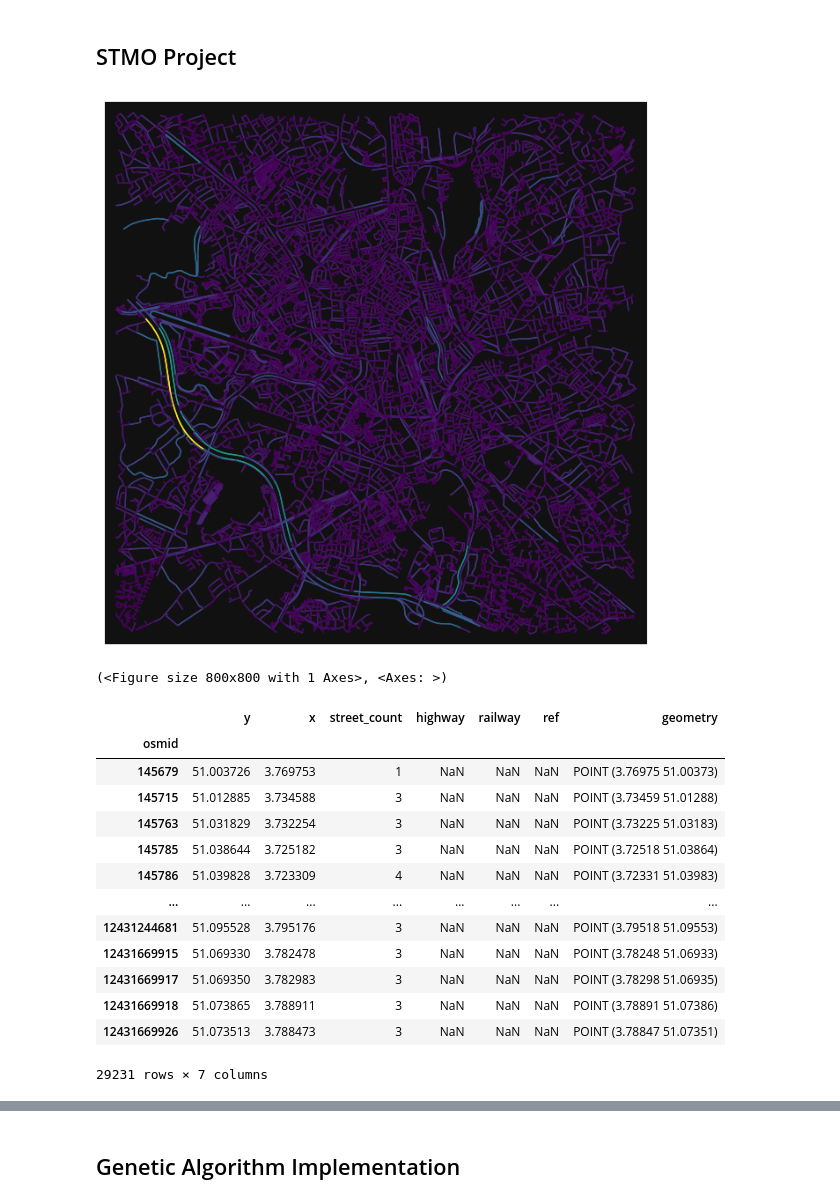
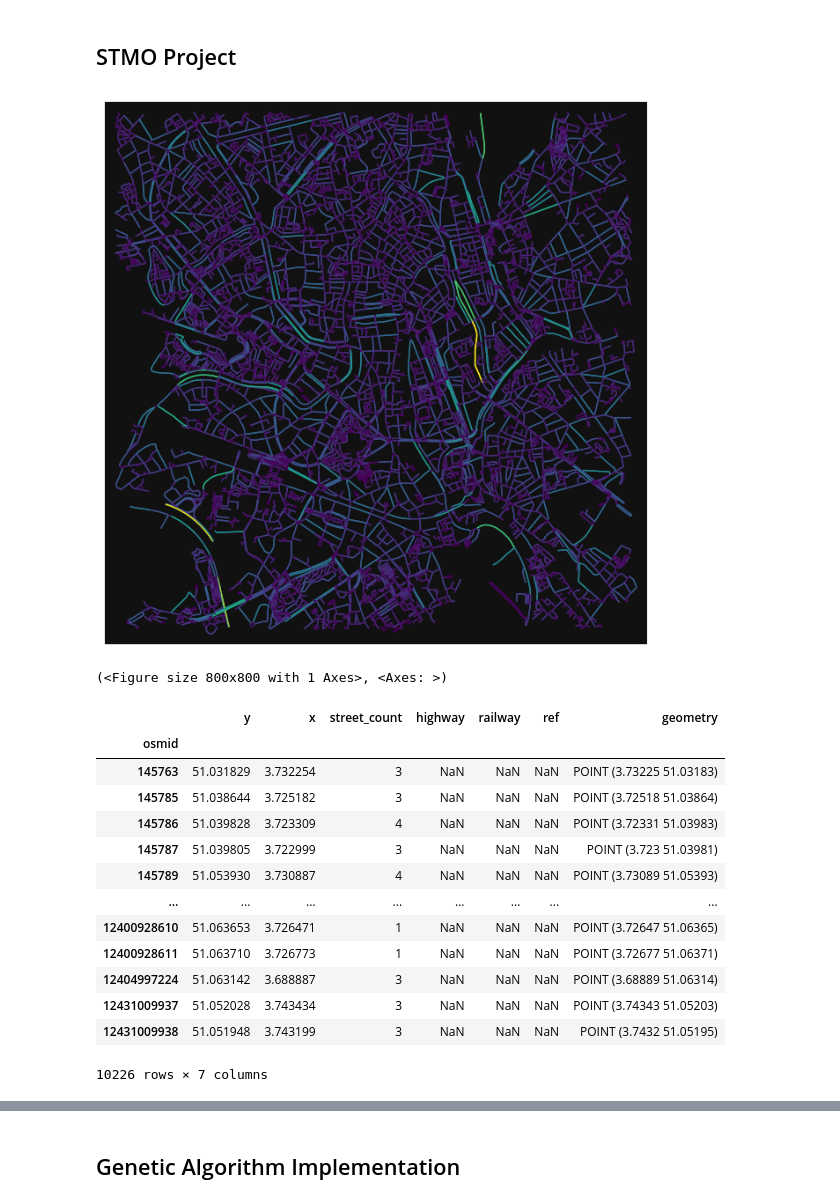
Before and after one commit to robbefonteyn/PathFindR-Ghent, a Jupyter notebook: running_route.ipynb, the cells around one changed output, grey strips where cells are left out. Saved outputs shown, nothing was run; the diff lists cells and outputs as text; code cells hidden in the pictures.

Commit message:
Cleanup, better visualization, added 10 random points in graph calculation

```diff
--- a/running_route.ipynb
+++ b/running_route.ipynb
@@ -11,23 +11,23 @@ from ipywidgets import interact, IntSlider
 # %%
 # Define the address as a starting point
 center = "Sint-kwintensberg 74, Ghent, Belgium"
 geolocator = Nominatim(user_agent="STMO_project")
 
 # Geocode the address to get its latitude and longitude
 center_point = ox.geocode(center)
 
 # Define the buffer distance (in meters) for the map area
-buffer_distance = 4000  # 6 km radius
+buffer_distance = 2500  # Meters radius from center point
 
 # Download the street network data within the buffer distance around the center point
 graph = ox.graph_from_point(center_point, dist=buffer_distance, network_type='walk')
 graph = ox.distance.add_edge_lengths(graph)
 
 # Plot the graph to verify
 ec = ox.plot.get_edge_colors_by_attr(graph, attr='length')
 ox.plot_graph(graph, edge_color=ec, node_alpha=0)
 # %% [output]
-[figure, old version]
+[figure, new version]
 (<Figure size 800x800 with 1 Axes>, <Axes: >)
 # %%
 city_nodes, city_edges = ox.graph_to_gdfs(graph)
@@ -35,18 +35,18 @@ city_nodes
 # %% [output]
 |  | y | x | street_count | highway | railway | ref | geometry |
 | osmid |  |  |  |  |  |  |  |
-| 145679 | 51.003726 | 3.769753 | 1 | NaN | NaN | NaN | POINT (3.76975 51.00373) |
-| 145715 | 51.012885 | 3.734588 | 3 | NaN | NaN | NaN | POINT (3.73459 51.01288) |
 | 145763 | 51.031829 | 3.732254 | 3 | NaN | NaN | NaN | POINT (3.73225 51.03183) |
 | 145785 | 51.038644 | 3.725182 | 3 | NaN | NaN | NaN | POINT (3.72518 51.03864) |
 | 145786 | 51.039828 | 3.723309 | 4 | NaN | NaN | NaN | POINT (3.72331 51.03983) |
+| 145787 | 51.039805 | 3.722999 | 3 | NaN | NaN | NaN | POINT (3.723 51.03981) |
+| 145789 | 51.053930 | 3.730887 | 4 | NaN | NaN | NaN | POINT (3.73089 51.05393) |
 | ... | ... | ... | ... | ... | ... | ... | ... |
-| 12431244681 | 51.095528 | 3.795176 | 3 | NaN | NaN | NaN | POINT (3.79518 51.09553) |
-| 12431669915 | 51.069330 | 3.782478 | 3 | NaN | NaN | NaN | POINT (3.78248 51.06933) |
-| 12431669917 | 51.069350 | 3.782983 | 3 | NaN | NaN | NaN | POINT (3.78298 51.06935) |
-| 12431669918 | 51.073865 | 3.788911 | 3 | NaN | NaN | NaN | POINT (3.78891 51.07386) |
-| 12431669926 | 51.073513 | 3.788473 | 3 | NaN | NaN | NaN | POINT (3.78847 51.07351) |
+| 12400928610 | 51.063653 | 3.726471 | 1 | NaN | NaN | NaN | POINT (3.72647 51.06365) |
+| 12400928611 | 51.063710 | 3.726773 | 1 | NaN | NaN | NaN | POINT (3.72677 51.06371) |
+| 12404997224 | 51.063142 | 3.688887 | 3 | NaN | NaN | NaN | POINT (3.68889 51.06314) |
+| 12431009937 | 51.052028 | 3.743434 | 3 | NaN | NaN | NaN | POINT (3.74343 51.05203) |
+| 12431009938 | 51.051948 | 3.743199 | 3 | NaN | NaN | NaN | POINT (3.7432 51.05195) |
-29231 rows × 7 columns
+10226 rows × 7 columns
 # %%
 city_edges.name
 # %% [output]
```
Also changed, not shown: parts of 19 cells of this notebook.
